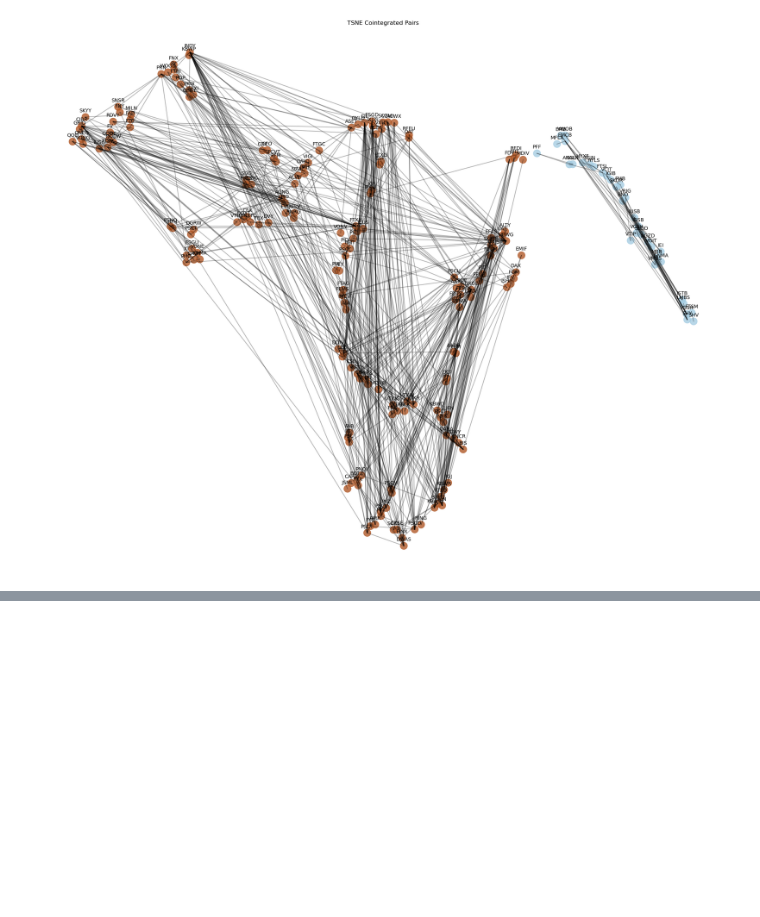
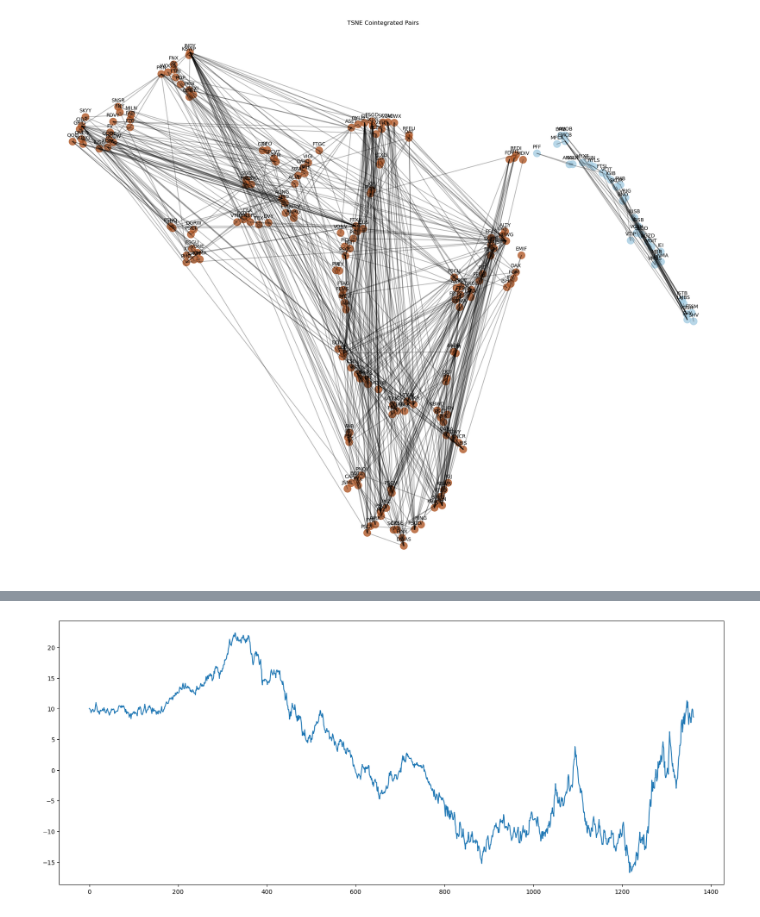
Before and after one commit to 2Rings/Quant_Strategies, a Jupyter notebook: MLTrading/UnsupervisedLearning/KMeansClustering.ipynb, the cells around one changed output, grey strips where cells are left out. Saved outputs shown, nothing was run; the diff lists cells and outputs as text; code cells hidden in the pictures; blank space fills up the shorter version.

Commit message:
spread and zscore

```diff
--- a/MLTrading/UnsupervisedLearning/KMeansClustering.ipynb
+++ b/MLTrading/UnsupervisedLearning/KMeansClustering.ipynb
@@ -275,0 +290,11 @@ plt.show()
+# %%
+# Plot the Spread
+seires_1 = data[asset_1].values.astype(float)
+seires_2 = data[asset_2].values.astype(float)
+coint_flag, hedge_ratio = calculate_cointegration(series_1, series_2)
+spread = series_1 - (hedge_ratio * series_2)
+plt.figure(1, figsize=(20, 8))
+plt.plot(spread)
+plt.show()
+# %% [output]
+[figure, added]
```
Also changed, not shown: parts of 2 cells of this notebook.
